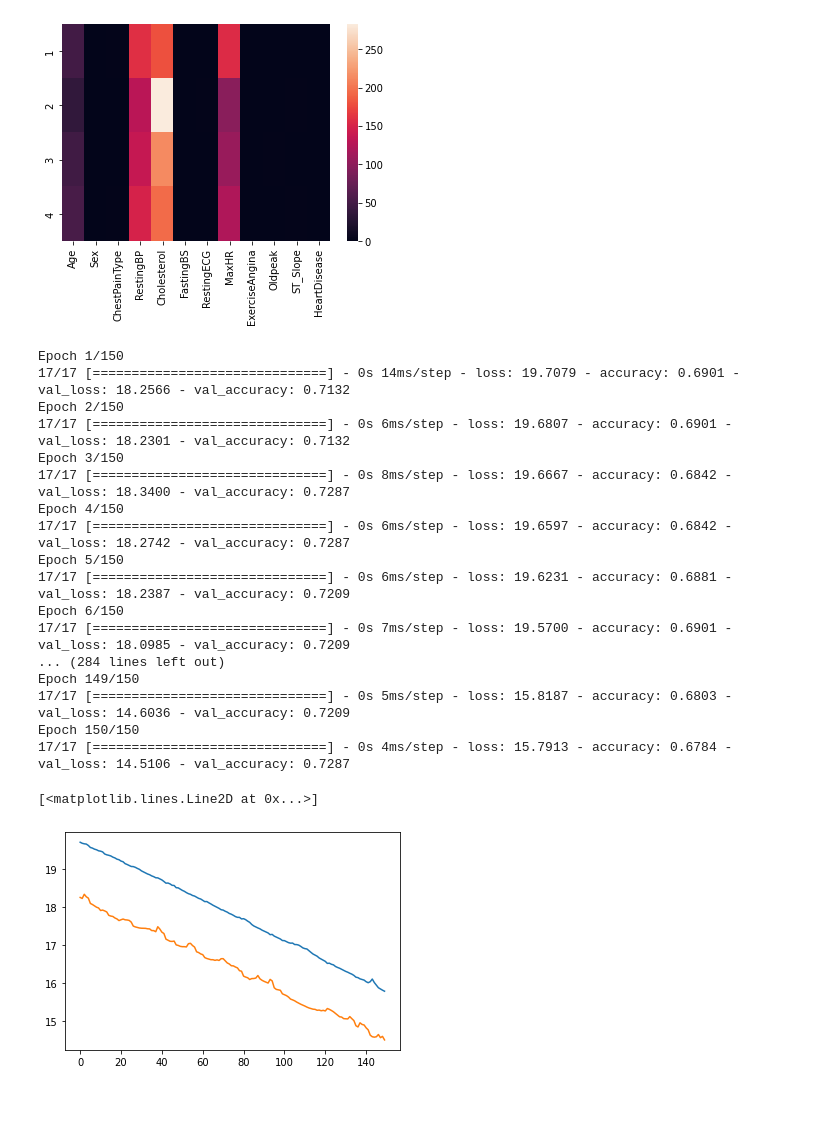
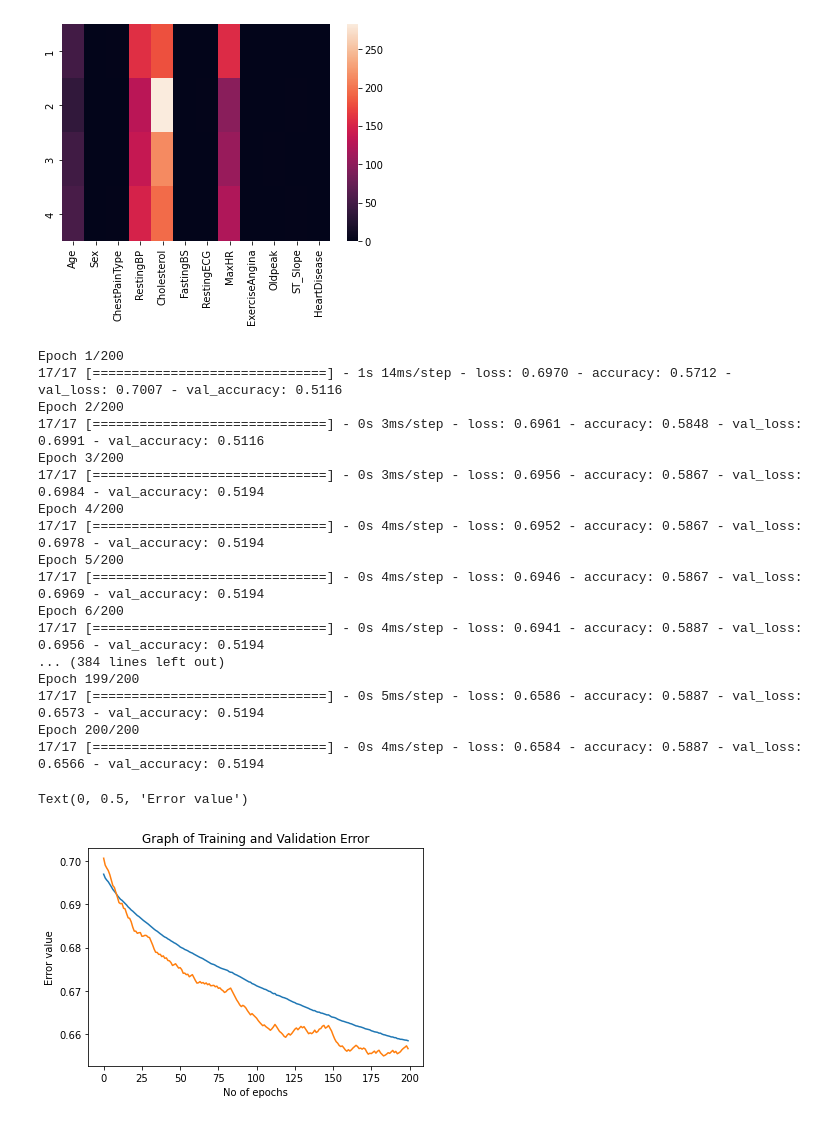
Before and after one commit to dayaniravi123/Machine-Learning-Projects, a Jupyter notebook: Heart_Failure_Detection.ipynb, the cells around one changed output. Cells and saved outputs as stored; diff of their text form; code cells hidden in the pictures.

```diff
--- a/Heart_Failure_Detection.ipynb
+++ b/Heart_Failure_Detection.ipynb
@@ -166,37 +167,32 @@ X_train, X_test, y_train, y_test = train_test_split(dataset.iloc[:,:11], dataset
 
 Model = tf.keras.models.Sequential([
     layers.Normalization(axis = -1),
-    layers.Dense(1, kernel_regularizer = L1L2(l1=0.0, l2=0.1),input_dim = 11, activation='sigmoid')
+    layers.Dense(1, kernel_regularizer = L1L2(l1=0.001, l2=0.0),input_dim = 11, activation='sigmoid'),
+    layers.Dense(1, kernel_regularizer = L1L2(l1=0.001, l2=0.0),input_dim = 11, activation='sigmoid')
 
 ])
 # %%
 Model.compile(optimizer = 'adam', loss = 'binary_crossentropy', metrics=['accuracy'])
 # %%
-history = Model.fit(X_train, y_train, epochs = 150, validation_split= 0.2)
+history = Model.fit(X_train, y_train, epochs = 200, validation_split= 0.2)
 #y_train = np.asarray(y_train).astype('float32').reshape((-1,1))
 
 #model = tf.estimator.LinearClassifier()
 # %% [output]
-Epoch 1/150
-17/17 [==============================] - 0s 14ms/step - loss: 19.7079 - accuracy: 0.6901 - val_loss: 18.2566 - val_accuracy: 0.7132
-Epoch 2/150
-17/17 [==============================] - 0s 6ms/step - loss: 19.6807 - accuracy: 0.6901 - val_loss: 18.2301 - val_accuracy: 0.7132
-Epoch 3/150
-17/17 [==============================] - 0s 8ms/step - loss: 19.6667 - accuracy: 0.6842 - val_loss: 18.3400 - val_accuracy: 0.7287
-Epoch 4/150
-17/17 [==============================] - 0s 6ms/step - loss: 19.6597 - accuracy: 0.6842 - val_loss: 18.2742 - val_accuracy: 0.7287
-Epoch 5/150
-17/17 [==============================] - 0s 6ms/step - loss: 19.6231 - accuracy: 0.6881 - val_loss: 18.2387 - val_accuracy: 0.7209
-Epoch 6/150
-17/17 [==============================] - 0s 7ms/step - loss: 19.5700 - accuracy: 0.6901 - val_loss: 18.0985 - val_accuracy: 0.7209
-... (284 lines left out)
-Epoch 149/150
-17/17 [==============================] - 0s 5ms/step - loss: 15.8187 - accuracy: 0.6803 - val_loss: 14.6036 - val_accuracy: 0.7209
-Epoch 150/150
-17/17 [==============================] - 0s 4ms/step - loss: 15.7913 - accuracy: 0.6784 - val_loss: 14.5106 - val_accuracy: 0.7287
+Epoch 1/200
+17/17 [==============================] - 1s 14ms/step - loss: 0.6970 - accuracy: 0.5712 - val_loss: 0.7007 - val_accuracy: 0.5116
+Epoch 2/200
+17/17 [==============================] - 0s 3ms/step - loss: 0.6961 - accuracy: 0.5848 - val_loss: 0.6991 - val_accuracy: 0.5116
+Epoch 3/200
+17/17 [==============================] - 0s 3ms/step - loss: 0.6956 - accuracy: 0.5867 - val_loss: 0.6984 - val_accuracy: 0.5194
+Epoch 4/200
+17/17 [==============================] - 0s 4ms/step - loss: 0.6952 - accuracy: 0.5867 - val_loss: 0.6978 - val_accuracy: 0.5194
+Epoch 5/200
+17/17 [==============================] - 0s 4ms/step - loss: 0.6946 - accuracy: 0.5867 - val_loss: 0.6969 - val_accuracy: 0.5194
+Epoch 6/200
+17/17 [==============================] - 0s 4ms/step - loss: 0.6941 - accuracy: 0.5887 - val_loss: 0.6956 - val_accuracy: 0.5194
+... (384 lines left out)
+Epoch 199/200
+17/17 [==============================] - 0s 5ms/step - loss: 0.6586 - accuracy: 0.5887 - val_loss: 0.6573 - val_accuracy: 0.5194
+Epoch 200/200
+17/17 [==============================] - 0s 4ms/step - loss: 0.6584 - accuracy: 0.5887 - val_loss: 0.6566 - val_accuracy: 0.5194
-# %%
-plt.plot(history.history['loss'])
-plt.plot(history.history['val_loss'])
-# %% [output]
-[<matplotlib.lines.Line2D at 0x...>]
-[figure, removed]
@@ -204,0 +199,12 @@ plt.plot(history.history['val_loss'])
+# %%
+## Plot graph of training and validation error
+
+
+plt.plot(history.history['loss'])
+plt.plot(history.history['val_loss'])
+plt.title("Graph of Training and Validation Error")
+plt.xlabel("No of epochs")
+plt.ylabel("Error value")
+# %% [output]
+Text(0, 0.5, 'Error value')
+[figure, added]
```
Also changed, not shown: parts of 15 cells of this notebook.
